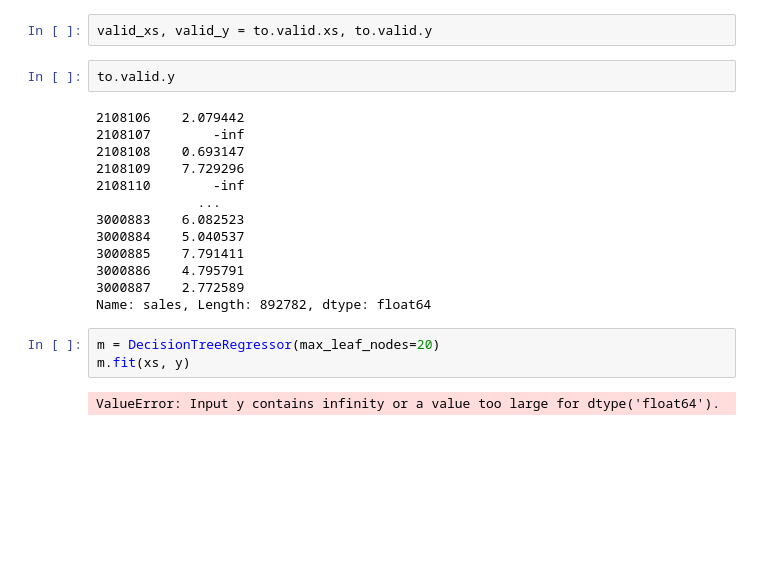
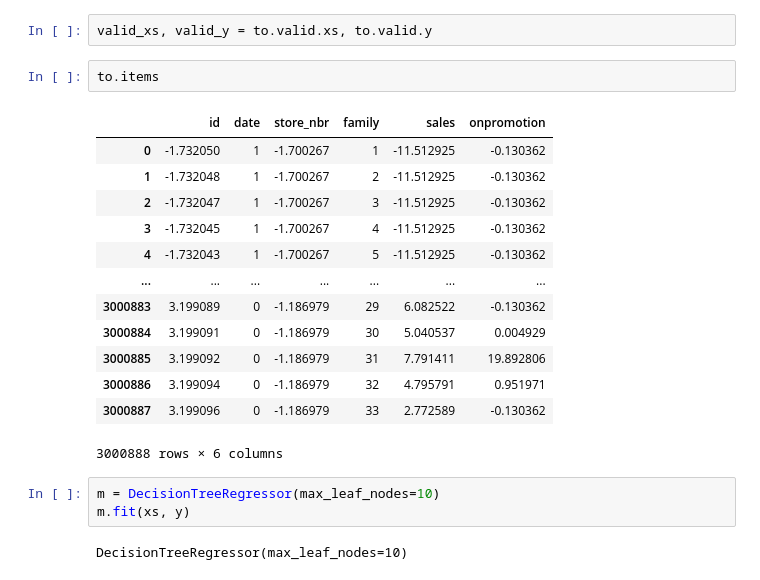
Before and after one commit to peterbull/store-sales-ml, a Jupyter notebook: store_sales.ipynb, the cells around one changed output. Saved outputs shown, nothing was run; the diff lists cells and outputs as text; blank space fills up the shorter version.

```diff
--- a/store_sales.ipynb
+++ b/store_sales.ipynb
@@ -296,23 +298,24 @@ Name: sales, Length: 2108106, dtype: float64
 xs, y = to.train.xs, to.train.y
 # %%
 valid_xs, valid_y = to.valid.xs, to.valid.y
-# %%
-to.valid.y
-# %% [output]
-2108106    2.079442
-2108107        -inf
-2108108    0.693147
-2108109    7.729296
-2108110        -inf
-             ...
-3000883    6.082523
-3000884    5.040537
-3000885    7.791411
-3000886    4.795791
-3000887    2.772589
-Name: sales, Length: 892782, dtype: float64
+# %%
+to.items
+# %% [output]
+|  | id | date | store_nbr | family | sales | onpromotion |
+| 0 | -1.732050 | 1 | -1.700267 | 1 | -11.512925 | -0.130362 |
+| 1 | -1.732048 | 1 | -1.700267 | 2 | -11.512925 | -0.130362 |
+| 2 | -1.732047 | 1 | -1.700267 | 3 | -11.512925 | -0.130362 |
+| 3 | -1.732045 | 1 | -1.700267 | 4 | -11.512925 | -0.130362 |
+| 4 | -1.732043 | 1 | -1.700267 | 5 | -11.512925 | -0.130362 |
+| ... | ... | ... | ... | ... | ... | ... |
+| 3000883 | 3.199089 | 0 | -1.186979 | 29 | 6.082522 | -0.130362 |
+| 3000884 | 3.199091 | 0 | -1.186979 | 30 | 5.040537 | 0.004929 |
+| 3000885 | 3.199092 | 0 | -1.186979 | 31 | 7.791411 | 19.892806 |
+| 3000886 | 3.199094 | 0 | -1.186979 | 32 | 4.795791 | 0.951971 |
+| 3000887 | 3.199096 | 0 | -1.186979 | 33 | 2.772589 | -0.130362 |
+3000888 rows × 6 columns
 # %%
-m = DecisionTreeRegressor(max_leaf_nodes=20)
+m = DecisionTreeRegressor(max_leaf_nodes=10)
 m.fit(xs, y)
 # %% [output]
-ValueError: Input y contains infinity or a value too large for dtype('float64').
+DecisionTreeRegressor(max_leaf_nodes=10)
```
Also changed, not shown: parts of 6 cells of this notebook, 1 other file.
